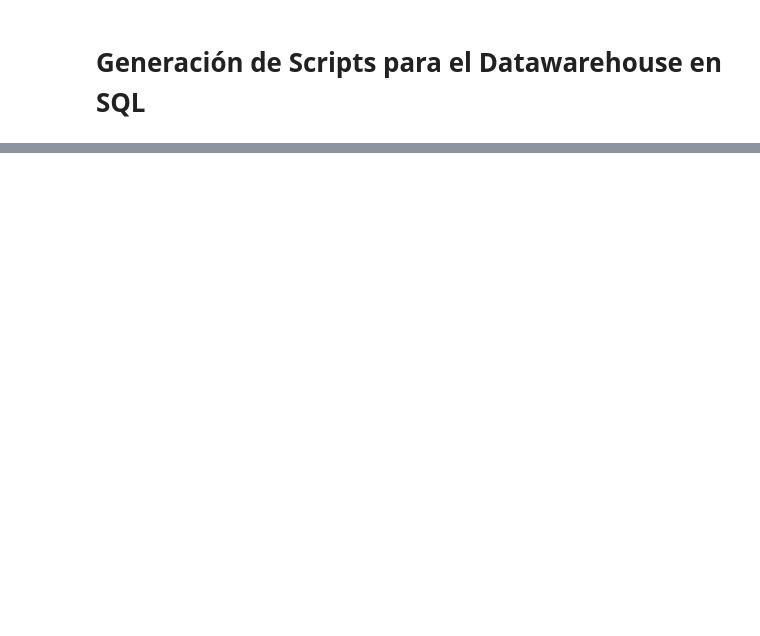
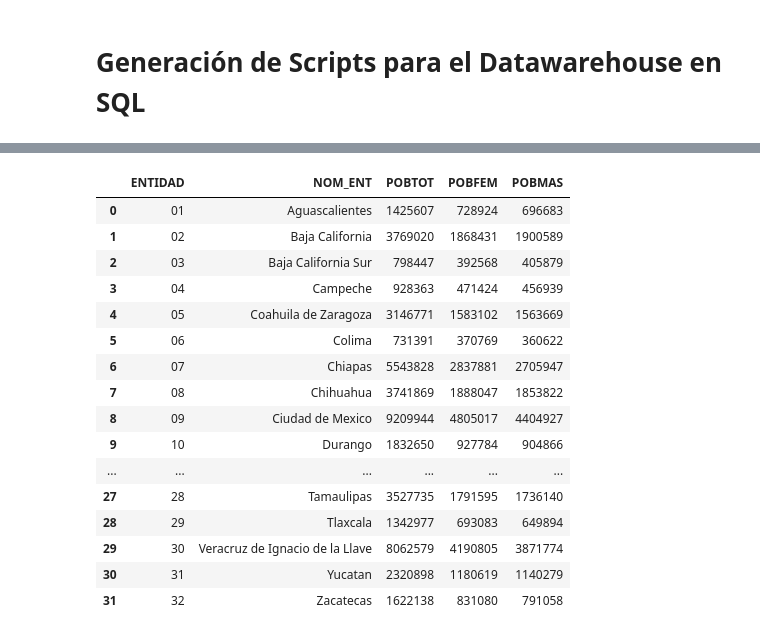
Before and after one commit to Pinedah/bda-p2-datawarehouse, a Jupyter notebook: datawarehouse.ipynb, the cells around one changed output, grey strips where cells are left out. Saved outputs shown, nothing was run; the diff lists cells and outputs as text; code cells hidden in the pictures; blank space fills up the shorter version.

```diff
--- a/datawarehouse.ipynb
+++ b/datawarehouse.ipynb
@@ -1914,0 +1828,68 @@ dw_sismos.head(1)
+# %%
+import re
+import unicodedata
+
+# Función para quitar acentos
+def quitar_acentos(texto):
+    if isinstance(texto, str):  # Verificar que sea texto
+        texto_sin_acentos = ''.join(
+            c for c in unicodedata.normalize('NFD', texto)
+            if unicodedata.category(c) != 'Mn'
+        )
+        return texto_sin_acentos
+    return texto
+
+# Leer el archivo con codificación compatible
+with open('raw_data/conjunto_de_datos_iter_00CSV20.csv', 'r', encoding='utf8') as texto_poblacion:
+    lineas = []
+    for linea in texto_poblacion:
+        # Buscar la línea que contiene justo esta secuencia
+        if re.search(r'Total de la Entidad,,,,', linea):
+            lineas.append(linea.strip())
+
+# Extraer columnas deseadas
+estados = []
+for linea in lineas:
+    valores = linea.split(',')
+    if len(valores) >= 12:  # Verificar que haya suficientes columnas
+        estados.append([
+            valores[0].strip(),   # ENTIDAD
+            valores[1].strip(),   # NOM_ENT
+            valores[9].strip(),   # POBTOT
+            valores[10].strip(),  # POBFEM
+            valores[11].strip()   # POBMAS
+        ])
+
+# Crear DataFrame con nombres de columnas
+columnas_estado = [
+    "ENTIDAD",
+    "NOM_ENT",
+    "POBTOT",
+    "POBFEM",
+    "POBMAS"
+]
+dw_poblacion_estados = pd.DataFrame(estados, columns=columnas_estado)
+
+# Limpiar acentos de los nombres de entidades
+dw_poblacion_estados['NOM_ENT'] = dw_poblacion_estados['NOM_ENT'].apply(quitar_acentos)
+
+# Mostrar resultado
+dw_poblacion_estados
+# %% [output]
+|  | ENTIDAD | NOM_ENT | POBTOT | POBFEM | POBMAS |
+| 0 | 01 | Aguascalientes | 1425607 | 728924 | 696683 |
+| 1 | 02 | Baja California | 3769020 | 1868431 | 1900589 |
+| 2 | 03 | Baja California Sur | 798447 | 392568 | 405879 |
+| 3 | 04 | Campeche | 928363 | 471424 | 456939 |
+| 4 | 05 | Coahuila de Zaragoza | 3146771 | 1583102 | 1563669 |
+| 5 | 06 | Colima | 731391 | 370769 | 360622 |
+| 6 | 07 | Chiapas | 5543828 | 2837881 | 2705947 |
+| 7 | 08 | Chihuahua | 3741869 | 1888047 | 1853822 |
+| 8 | 09 | Ciudad de Mexico | 9209944 | 4805017 | 4404927 |
+| 9 | 10 | Durango | 1832650 | 927784 | 904866 |
+| ... | ... | ... | ... | ... | ... |
+| 27 | 28 | Tamaulipas | 3527735 | 1791595 | 1736140 |
+| 28 | 29 | Tlaxcala | 1342977 | 693083 | 649894 |
+| 29 | 30 | Veracruz de Ignacio de la Llave | 8062579 | 4190805 | 3871774 |
+| 30 | 31 | Yucatan | 2320898 | 1180619 | 1140279 |
+| 31 | 32 | Zacatecas | 1622138 | 831080 | 791058 |
```
Also changed, not shown: parts of 23 cells of this notebook.
